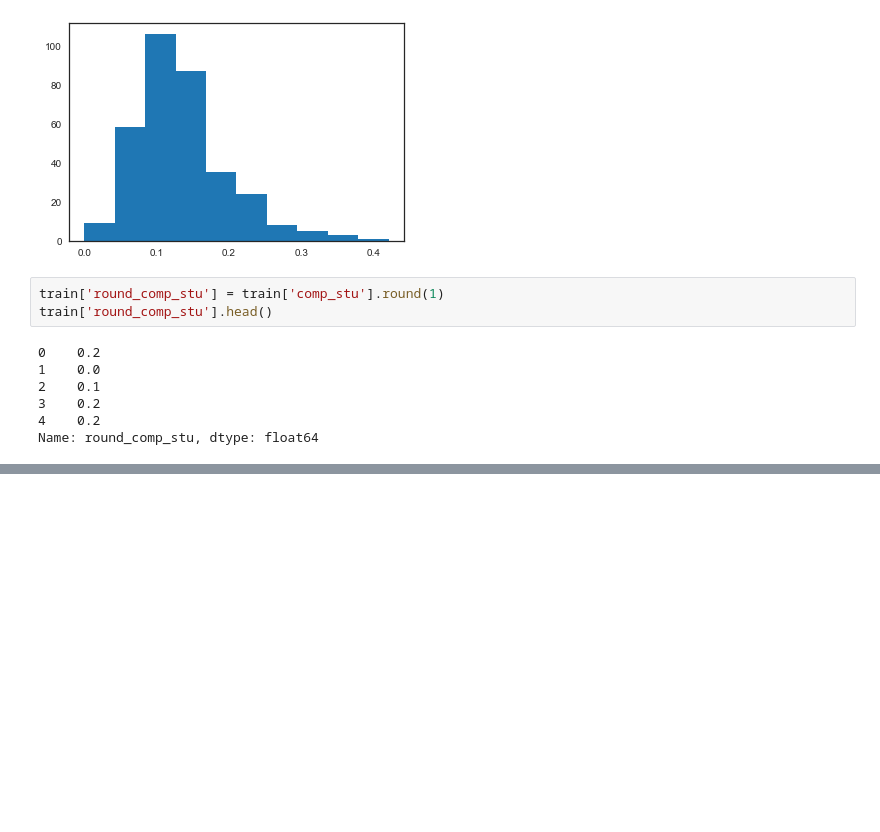
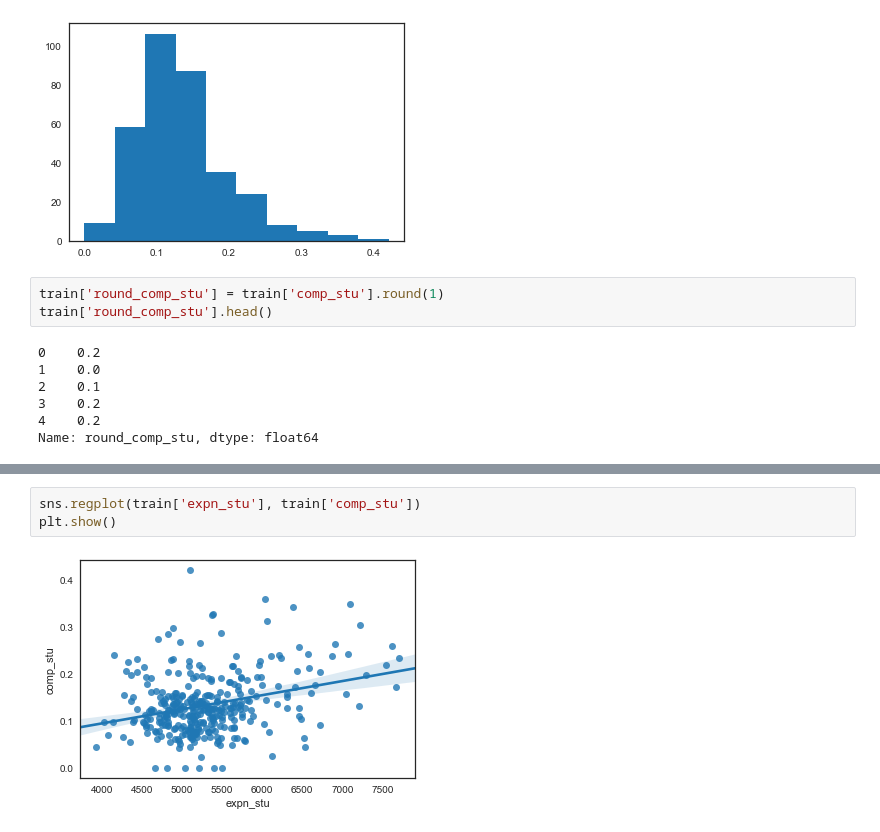
Before and after one commit to SarahDixon/QBUS2810-Group-Assignment, a Jupyter notebook: Matt-testing.ipynb, the cells around one changed output, grey strips where cells are left out. Drawn from its saved outputs; the diff is of its cells as text; blank space fills up the shorter version.

```diff
--- a/Matt-testing.ipynb
+++ b/Matt-testing.ipynb
@@ -97,2 +116,7 @@ plt.show()
+# %%
+sns.regplot(train['expn_stu'], train['comp_stu'])
+plt.show()
+# %% [output]
+[figure, added]
 # %%
 from scipy import stats
```
Also changed, not shown: parts of 7 cells of this notebook, 1 other file.
